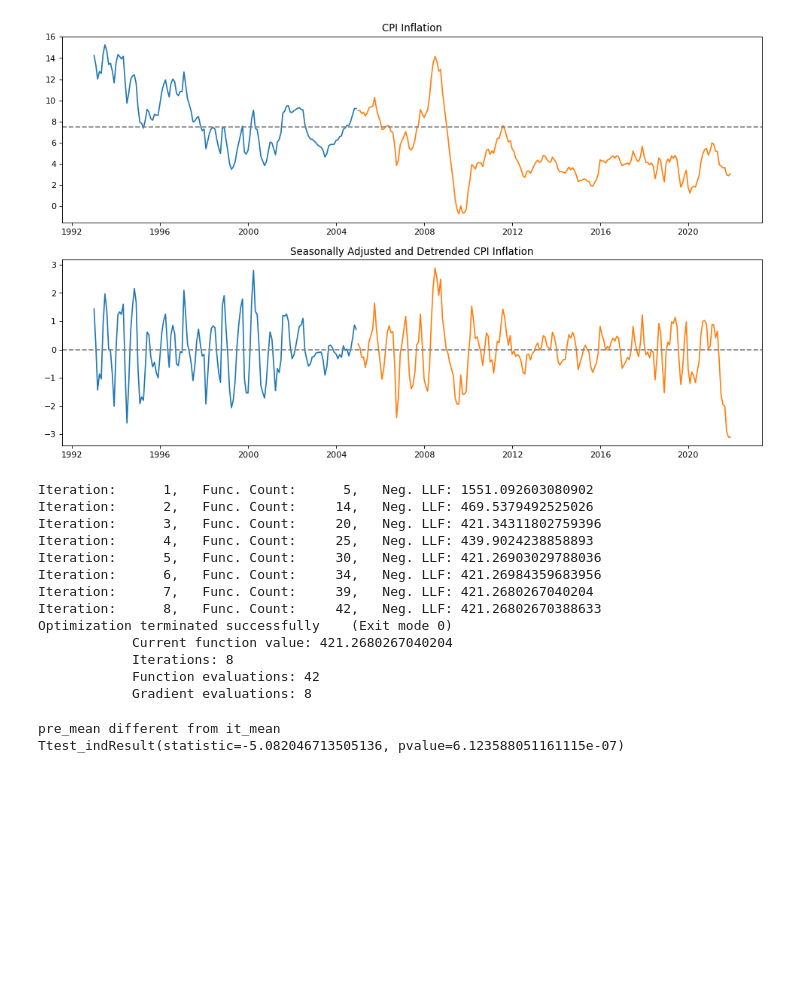
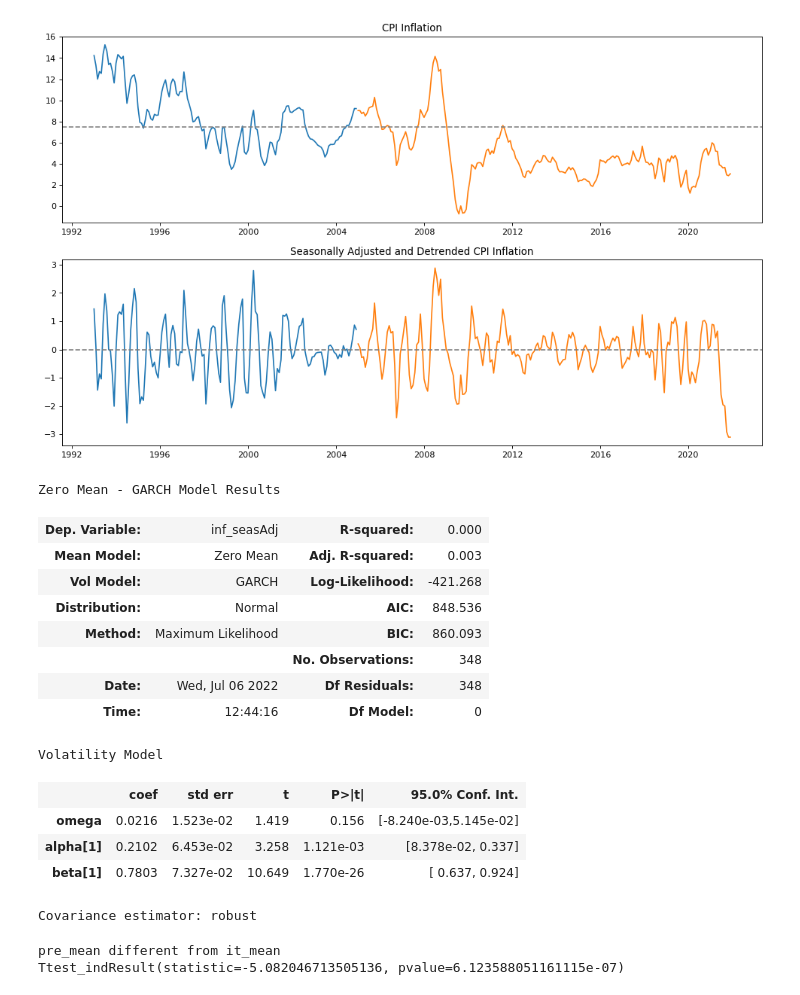
Before and after one commit to Marianojgm86/GARCH-CODES, a Jupyter notebook: volatility-models.ipynb, the cells around one changed output. Cells and saved outputs as stored; diff of their text form; code cells hidden in the pictures; blank space fills up the shorter version.

```diff
--- a/volatility-models.ipynb
+++ b/volatility-models.ipynb
@@ -57,21 +63,24 @@ import arch
 garch = arch.arch_model(simdf['inf_seasAdj'], p=1, q=1, o=0, mean='zero', rescale=False, dist='gaussian', vol='garch')
 # %%
 # garch.fit(disp=False)
-res = garch.fit()
+res = garch.fit(disp=False)
+res.summary()
 # %% [output]
-Iteration:      1,   Func. Count:      5,   Neg. LLF: 1551.092603080902
-Iteration:      2,   Func. Count:     14,   Neg. LLF: 469.5379492525026
-Iteration:      3,   Func. Count:     20,   Neg. LLF: 421.34311802759396
-Iteration:      4,   Func. Count:     25,   Neg. LLF: 439.9024238858893
-Iteration:      5,   Func. Count:     30,   Neg. LLF: 421.26903029788036
-Iteration:      6,   Func. Count:     34,   Neg. LLF: 421.26984359683956
-Iteration:      7,   Func. Count:     39,   Neg. LLF: 421.2680267040204
-Iteration:      8,   Func. Count:     42,   Neg. LLF: 421.26802670388633
-Optimization terminated successfully    (Exit mode 0)
-            Current function value: 421.2680267040204
-            Iterations: 8
-            Function evaluations: 42
-            Gradient evaluations: 8
+Zero Mean - GARCH Model Results
+| Dep. Variable: | inf_seasAdj | R-squared: | 0.000 |
+| Mean Model: | Zero Mean | Adj. R-squared: | 0.003 |
+| Vol Model: | GARCH | Log-Likelihood: | -421.268 |
+| Distribution: | Normal | AIC: | 848.536 |
+| Method: | Maximum Likelihood | BIC: | 860.093 |
+|  |  | No. Observations: | 348 |
+| Date: | Wed, Jul 06 2022 | Df Residuals: | 348 |
+| Time: | 12:44:16 | Df Model: | 0 |
+Volatility Model
+|  | coef | std err | t | P>|t| | 95.0% Conf. Int. |
+| omega | 0.0216 | 1.523e-02 | 1.419 | 0.156 | [-8.240e-03,5.145e-02] |
+| alpha[1] | 0.2102 | 6.453e-02 | 3.258 | 1.121e-03 | [8.378e-02, 0.337] |
+| beta[1] | 0.7803 | 7.327e-02 | 10.649 | 1.770e-26 | [ 0.637, 0.924] |
+Covariance estimator: robust
 # %%
 ITVolMean = res.conditional_volatility.loc['2005-01-01':].mean()
 PreVolMean = res.conditional_volatility.loc[:'2004-12-01'].mean()
```
Also changed, not shown: parts of 3 cells of this notebook.
